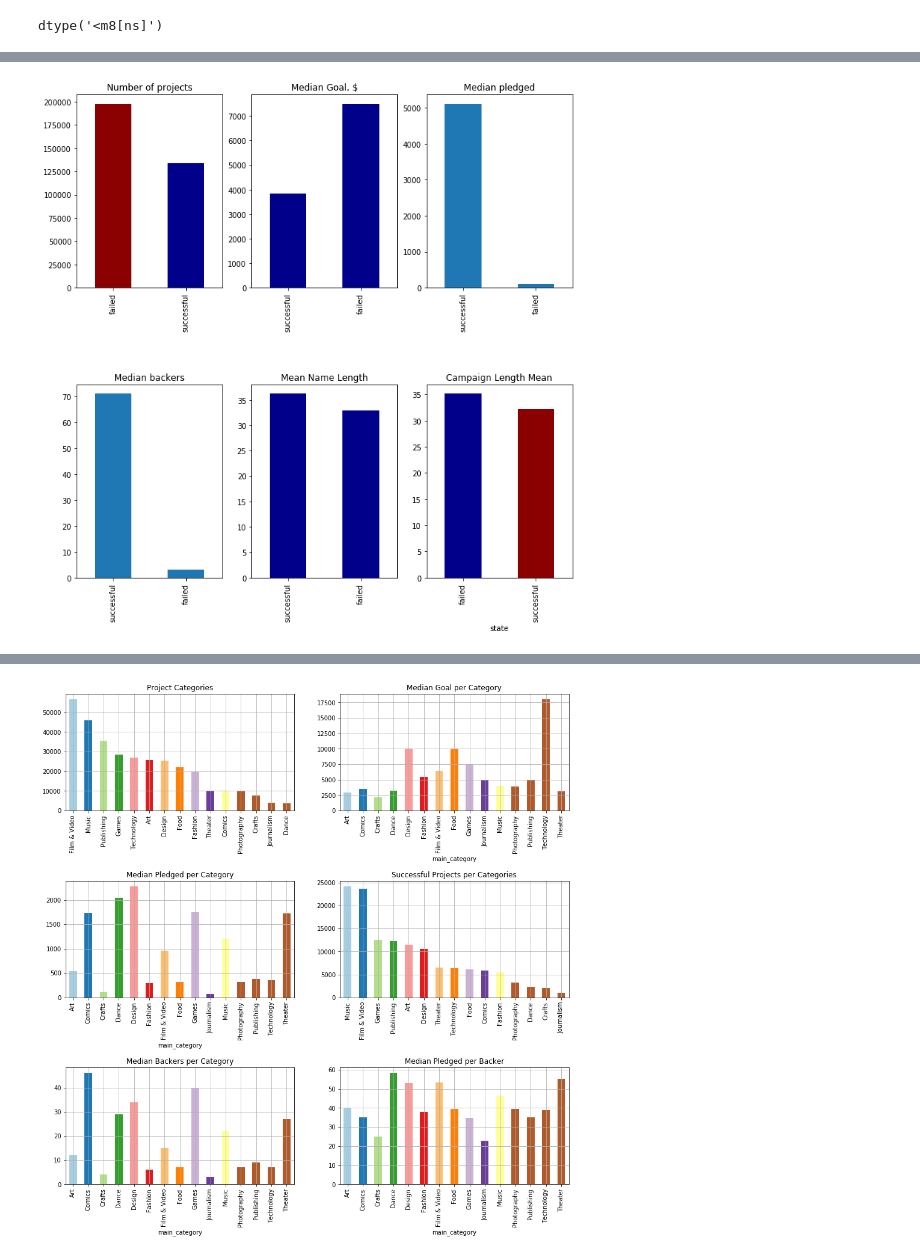
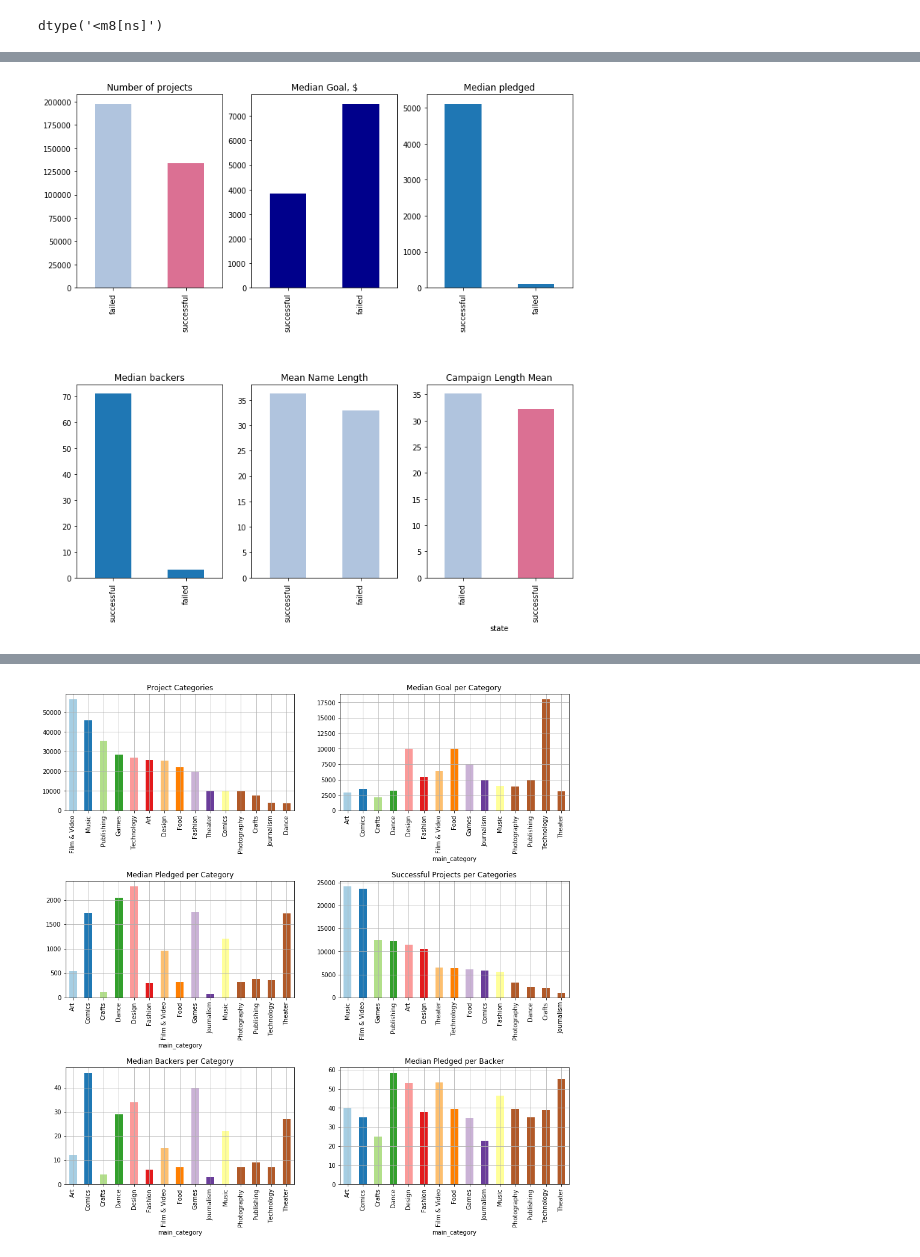
Before and after one commit to Nadinma/Kickstarter-projects, a Jupyter notebook: kickstarter_capstone.ipynb, the cells around one changed output, grey strips where cells are left out. Drawn from its saved outputs; the diff is of its cells as text; code cells hidden in the pictures.

```diff
--- a/kickstarter_capstone.ipynb
+++ b/kickstarter_capstone.ipynb
@@ -145,3 +149,18 @@ ax.set_title('Number of Kickstarter projects launched between 2009-2018', fontsi
 # %% [output]
 Text(0.5, 1.0, 'Number of Kickstarter projects launched between 2009-2018')
 [figure]
+# %%
+fig, axes = plt.subplots(nrows=1, ncols=1, figsize=(12, 6))
+#axe = axes.ravel()
+fig.patch.set_facecolor('antiquewhite')
+
+ax = df_kaggel_2018.set_index('launched').category.resample('M').count().plot()
+#ax = df_kaggel_2018.groupby('main_category').pledge_per_backer.median().plot(kind='bar', color=plt.cm.Paired(np.arange(len(main_category_2018))))
+#df_kaggel_2018.groupby('main_category').usd_pledged_real.median().plot(ax=axe[0], kind='bar', title ="Median Pledged per Category", grid=True, color=plt.cm.Paired(np.arange(len(main_category_2018))))
+ax.set_facecolor('antiquewhite')
+ax.set_xlabel('')
+ax.set_ylabel('')
+ax.set_title('Number of Kickstarter Projects Launched between 2009-2018', fontsize=18)
+#ax.xlim('2009-01-01', '2018-01-02')
+
+plt.show()
@@ -201,8 +269,8 @@ The graphs below show how various features differ between failed and successful
 # Adding a column - counting an average amount pledged per backer
 # Some values are NaN and for the future work I will replace them with 0
 
-df_kaggel_2018['pledge_per_backer'] = round(df_kaggel_2018['usd_pledged_real']/df_kaggel_2018['backers'],2)
-df_kaggel_2018['pledge_per_backer'] = df_kaggel_2018['pledge_per_backer'].fillna(0)
+df_kaggel_2018['pledged_per_backer'] = round(df_kaggel_2018['usd_pledged_real']/df_kaggel_2018['backers'],2)
+df_kaggel_2018['pledged_per_backer'] = df_kaggel_2018['pledge_per_backer'].fillna(0)
 # %%
 state_2018 = df_kaggel_2018["state"].value_counts()
 ax = state_2018.plot(kind='bar', label='index', color=['C0', 'C1', 'C2', 'C3', 'C4', 'C5'])
@@ -238,39 +354,39 @@ axe = axes.ravel()
 
 state_2018.reset_index()
 projects_two_states = state_2018.drop(['canceled', 'undefined', 'live', 'suspended'])
-projects_two_states.plot(ax=axe[0], color=['darkred', 'darkblue'], kind='bar', legend=False, label='index')
+projects_two_states.plot(ax=axe[0], color=['lightsteelblue', 'palevioletred'], kind='bar', legend=False, label='index')
 axe[0].set_title('Number of projects')
 
 median_pedged_failed_2018 = failed_projects_2018.usd_pledged_real.median()
 median_pledged_success_2018 = (df_kaggel_2018.loc[df_kaggel_2018['state'] == 'successful']).usd_pledged_real.median()
 median_pledged_success_fail = (pd.DataFrame({"successful":[5107.25], "failed": [100.0]})).T
 median_pledged_success_fail.plot(ax=axe[2], kind='bar', legend=False, label='index')
 axe[2].set_title('Median pledged')
 
 median_backers_failed_2018 = failed_projects_2018.backers.median()
 median_backers_success_2018 = (df_kaggel_2018.loc[df_kaggel_2018['state'] == 'successful']).backers.median()
 median_backers_success_fail = (pd.DataFrame({"successful":[71.0], "failed": [3.0]})).T
 median_backers_success_fail.plot(ax=axe[3], kind='bar', legend=False, label='index')
-axe[3].set_title('Median backers')
+axe[3].set_title('Median backers', fontsize=16)
 
 
 median_goal_success_2018 = (df_kaggel_2018.loc[df_kaggel_2018['state'] == 'successful']).usd_goal_real.median()
 median_goal_failed_2018 = (df_kaggel_2018.loc[df_kaggel_2018['state'] == 'failed']).usd_goal_real.median()
 median_success_fail = (pd.DataFrame({"successful":[3837.74], "failed": [7500.0]})).T
 median_success_fail.plot(ax=axe[1], color=['darkblue', 'darkred'], kind='bar', legend=False, label='index')
-axe[1].set_title('Median Goal, $')
+axe[1].set_title('Median Goal, $', fontsize=16)
 
 
 failed_projects_name_length_mean_2018 = (failed_projects_2018['name'].astype('str')).apply(len).mean()
 success_projects_name_length_mean_2018 = (success_projects_2018['name'].astype('str')).apply(len).mean()
 mean_name_length_success_fail_2018 = (pd.DataFrame({"successful":[36.24413986682194], "failed": [32.84871964758066]})).T
-mean_name_length_success_fail_2018.plot(ax=axe[4], color=['darkblue', 'darkred'], kind='bar', legend=False, label='index')
-axe[4].set_title('Mean Name Length')
+mean_name_length_success_fail_2018.plot(ax=axe[4], color=['lightsteelblue', 'palevioletred'], kind='bar', legend=False, label='index')
+axe[4].set_title('Mean Name Length', fontsize=16)
 
-df_kaggel_2018.groupby('state').number_days.mean().plot(ax=axe[5], kind='bar', color=['darkblue', 'darkred'])
+df_kaggel_2018.groupby('state').number_days.mean().plot(ax=axe[5], kind='bar', color=['lightsteelblue', 'palevioletred'])
 axe[5].set_title('Campaign Length Mean')
 
 fig.subplots_adjust(hspace=0.5)
 plt.show()
 # %% [output]
-[figure, old version]
+[figure, new version]
```
Also changed, not shown: parts of 58 cells of this notebook, 12 other files.
